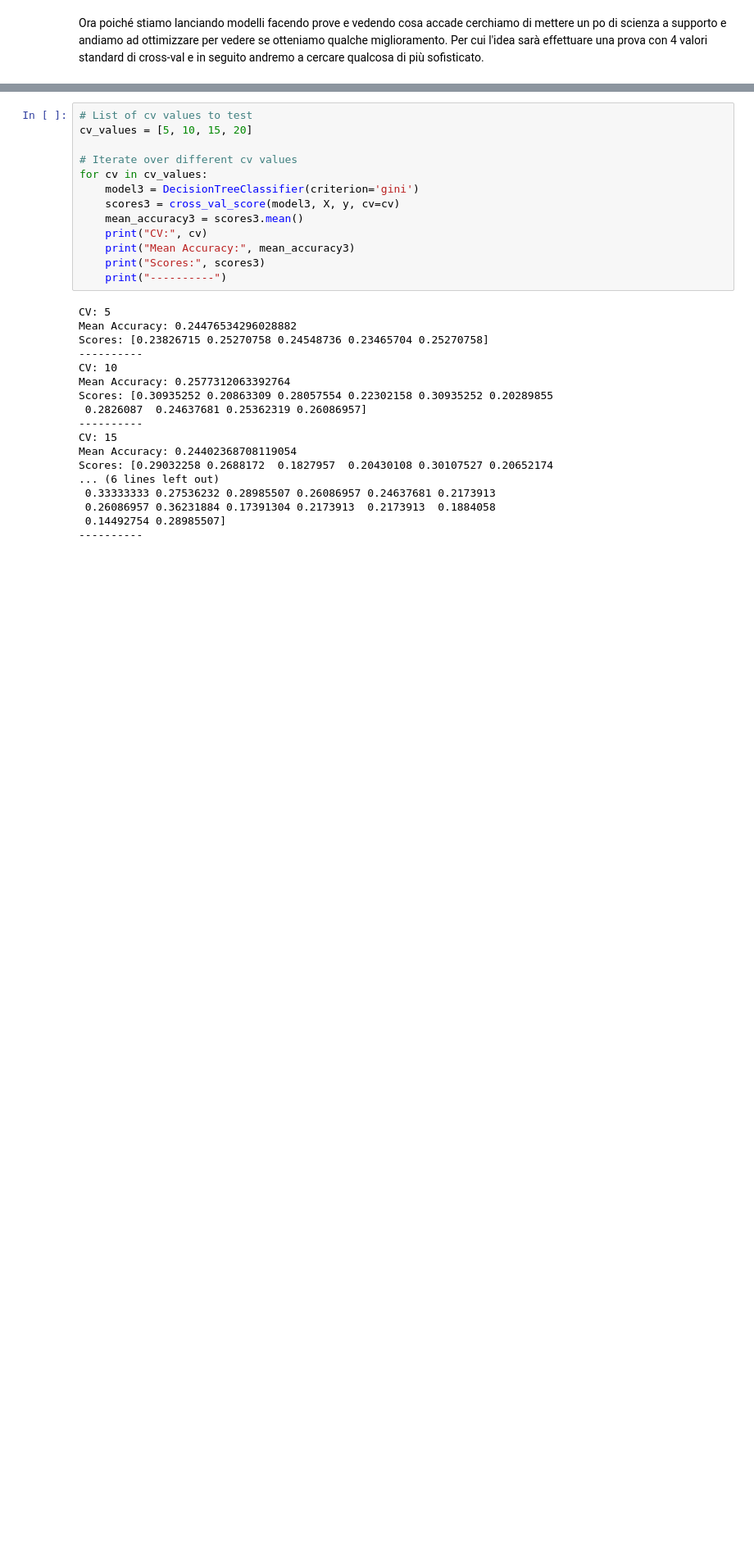
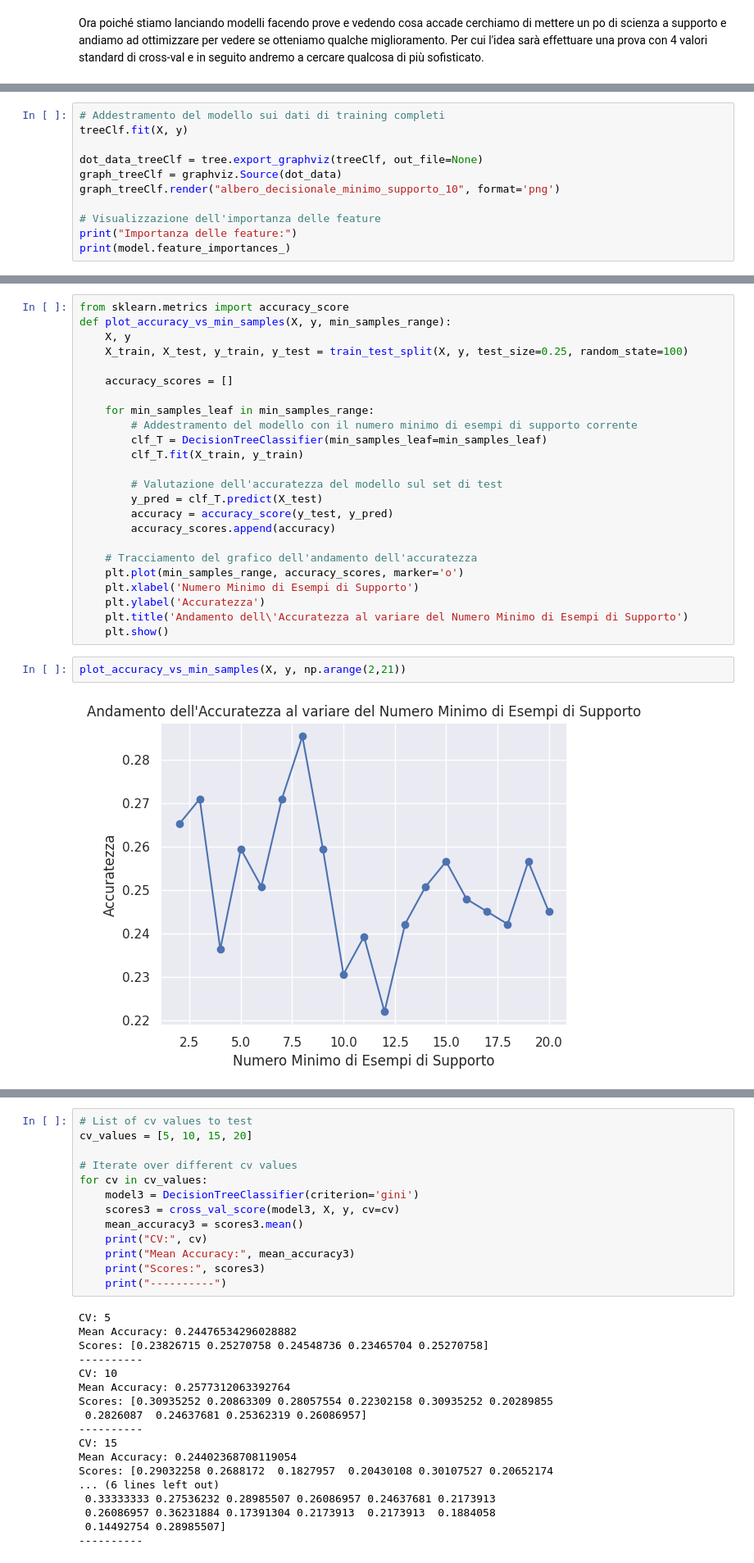
Before and after one commit to kozen88/HCV_DM23, a Jupyter notebook: PCA_e_addestramento.ipynb, the cells around one changed output, grey strips where cells are left out. Shown at 82% size. Drawn from its saved outputs; the diff is of its cells as text; blank space fills up the shorter version.

```diff
--- a/PCA_e_addestramento.ipynb
+++ b/PCA_e_addestramento.ipynb
@@ -217,0 +329,11 @@ Ora poiché stiamo lanciando modelli facendo prove e vedendo cosa accade cerchia
+# %%
+# Addestramento del modello sui dati di training completi
+treeClf.fit(X, y)
+
+dot_data_treeClf = tree.export_graphviz(treeClf, out_file=None)
+graph_treeClf = graphviz.Source(dot_data)
+graph_treeClf.render("albero_decisionale_minimo_supporto_10", format='png')
+
+# Visualizzazione dell'importanza delle feature
+print("Importanza delle feature:")
+print(model.feature_importances_)
@@ -217,0 +348,28 @@ Ora poiché stiamo lanciando modelli facendo prove e vedendo cosa accade cerchia
+# %%
+from sklearn.metrics import accuracy_score
+def plot_accuracy_vs_min_samples(X, y, min_samples_range):
+    X, y
+    X_train, X_test, y_train, y_test = train_test_split(X, y, test_size=0.25, random_state=100)
+
+    accuracy_scores = []
+
+    for min_samples_leaf in min_samples_range:
+        # Addestramento del modello con il numero minimo di esempi di supporto corrente
+        clf_T = DecisionTreeClassifier(min_samples_leaf=min_samples_leaf)
+        clf_T.fit(X_train, y_train)
+
+        # Valutazione dell'accuratezza del modello sul set di test
+        y_pred = clf_T.predict(X_test)
+        accuracy = accuracy_score(y_test, y_pred)
+        accuracy_scores.append(accuracy)
+
+    # Tracciamento del grafico dell'andamento dell'accuratezza
+    plt.plot(min_samples_range, accuracy_scores, marker='o')
+    plt.xlabel('Numero Minimo di Esempi di Supporto')
+    plt.ylabel('Accuratezza')
+    plt.title('Andamento dell\'Accuratezza al variare del Numero Minimo di Esempi di Supporto')
+    plt.show()
+# %%
+plot_accuracy_vs_min_samples(X, y, np.arange(2,21))
+# %% [output]
+[figure, added]
```
Also changed, not shown: parts of 20 cells of this notebook.
